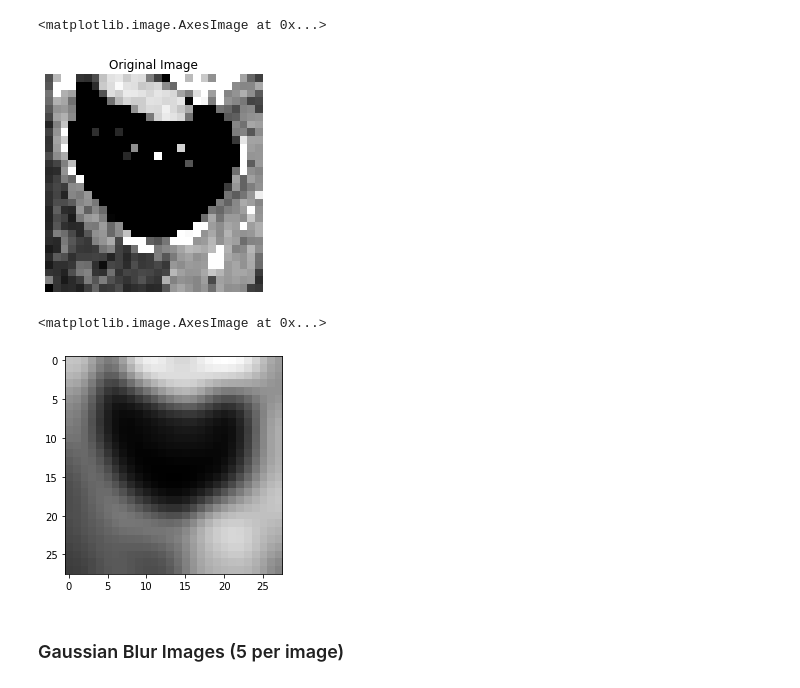
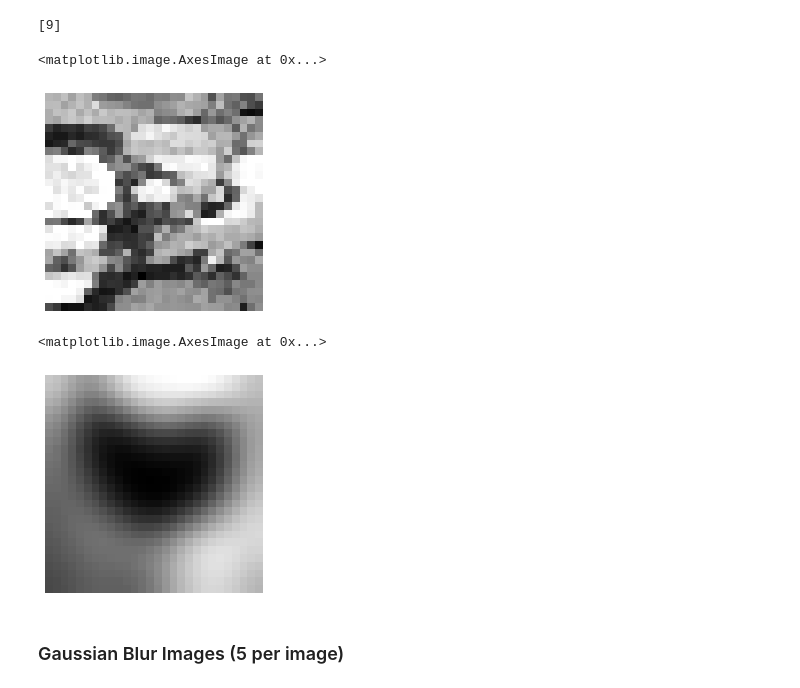
Before and after one commit to akshitt/AL-OOD, a Jupyter notebook: ood-2-files/OOD_2/create-ood-2-img.ipynb, the cells around one changed output. Drawn from its saved outputs; the diff is of its cells as text; code cells hidden in the pictures.

```diff
--- a/ood-2-files/OOD_2/create-ood-2-img.ipynb
+++ b/ood-2-files/OOD_2/create-ood-2-img.ipynb
@@ -15,20 +15,23 @@ train = np.load(f'{path}train.npz')
 val = np.load(f'{path}val.npz')
 test = np.load(f'{path}test.npz')
 # %%
-i=15
+i=11
 a = train['images'][i]
-plt.title("Original Image")
+print(train['labels'][i])
+# plt.title("Original Image")
 plt.axis('off')
 plt.imshow(a,cmap='gray',interpolation='none')
 # %% [output]
-<matplotlib.image.AxesImage at 0x...>
+[9]
+<matplotlib.image.AxesImage at 0x...>
-[figure, old version]
+[figure, new version]
 # %%
-blurred = gaussian_filter(a, sigma=2)
+blurred = gaussian_filter(a, sigma=3)
+plt.axis('off')
 plt.imshow(blurred,cmap='gray',interpolation='none')
 # %% [output]
 <matplotlib.image.AxesImage at 0x...>
-[figure, old version]
+[figure, new version]
 # %% [markdown]
 ### Gaussian Blur Images (5 per image)
 # %%
```
Also changed, not shown: parts of 2 cells of this notebook, 13 other files.
